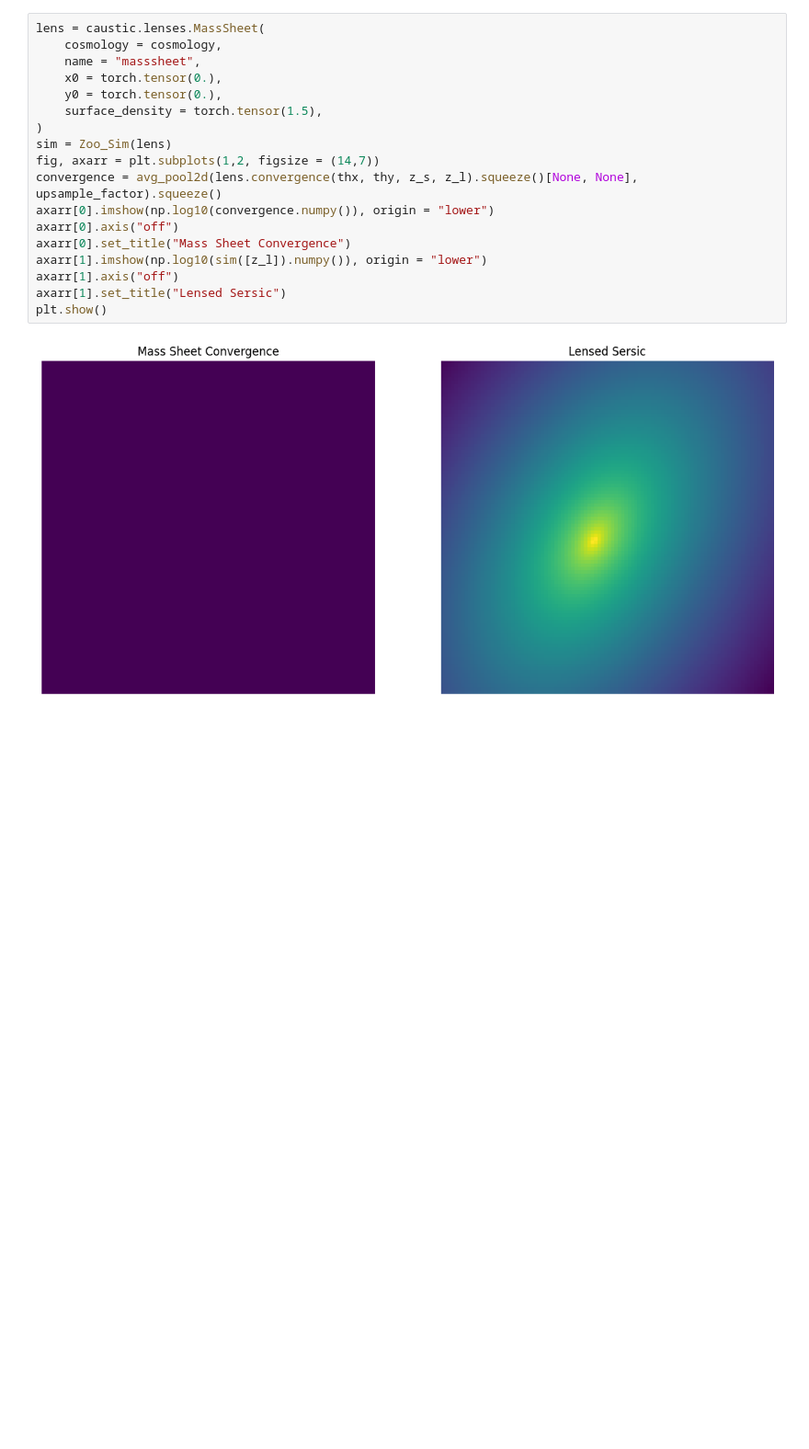
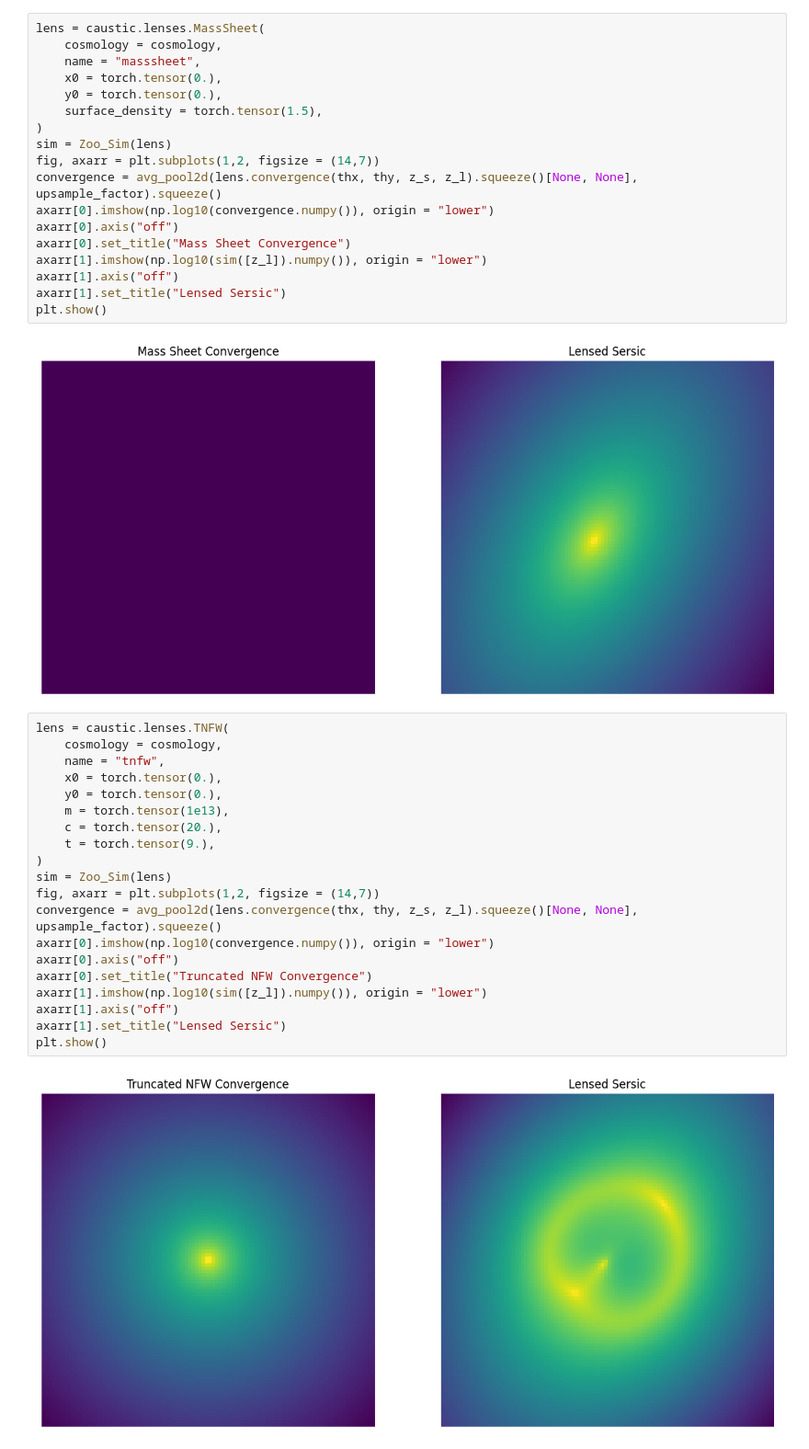
Before and after one commit to Ciela-Institute/caustics-tutorials, a Jupyter notebook: tutorials/LensZoo.ipynb, the cells around one changed output. Shown: that part at 92% size. Cells and saved outputs as stored; diff of their text form; blank space fills up the shorter version.

Commit message:
adding TNFW

```diff
--- a/tutorials/LensZoo.ipynb
+++ b/tutorials/LensZoo.ipynb
@@ -263,3 +263,25 @@ axarr[1].set_title("Lensed Sersic")
 plt.show()
 # %% [output]
 [figure]
+# %%
+lens = caustic.lenses.TNFW(
+    cosmology = cosmology,
+    name = "tnfw",
+    x0 = torch.tensor(0.),
+    y0 = torch.tensor(0.),
+    m = torch.tensor(1e13),
+    c = torch.tensor(20.),
+    t = torch.tensor(9.),
+)
+sim = Zoo_Sim(lens)
+fig, axarr = plt.subplots(1,2, figsize = (14,7))
+convergence = avg_pool2d(lens.convergence(thx, thy, z_s, z_l).squeeze()[None, None], upsample_factor).squeeze()
+axarr[0].imshow(np.log10(convergence.numpy()), origin = "lower")
+axarr[0].axis("off")
+axarr[0].set_title("Truncated NFW Convergence")
+axarr[1].imshow(np.log10(sim([z_l]).numpy()), origin = "lower")
+axarr[1].axis("off")
+axarr[1].set_title("Lensed Sersic")
+plt.show()
+# %% [output]
+[figure, added]
```
